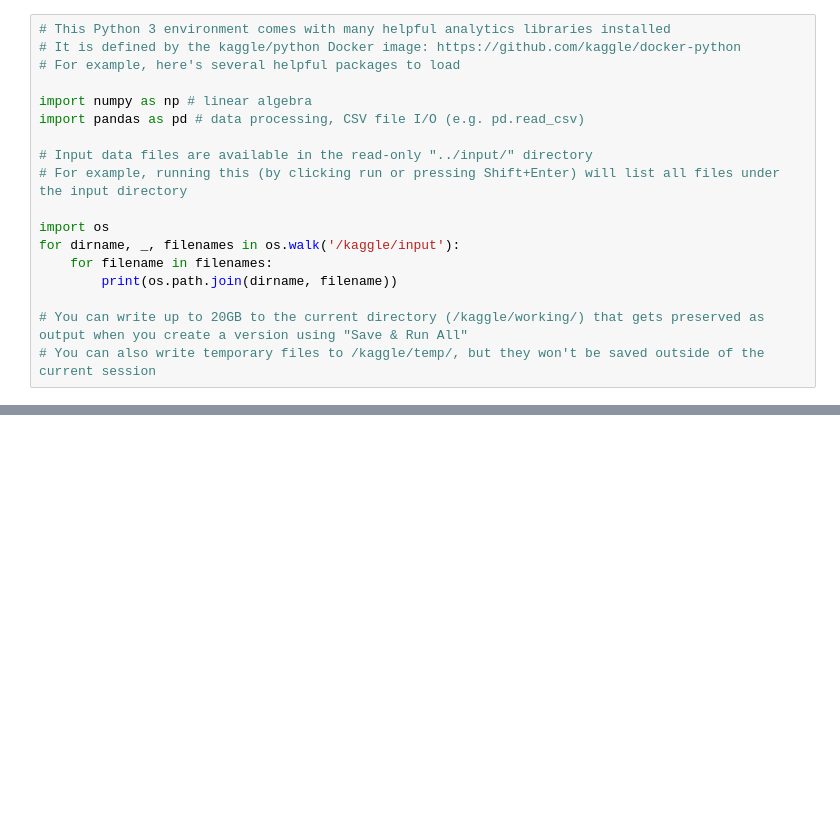
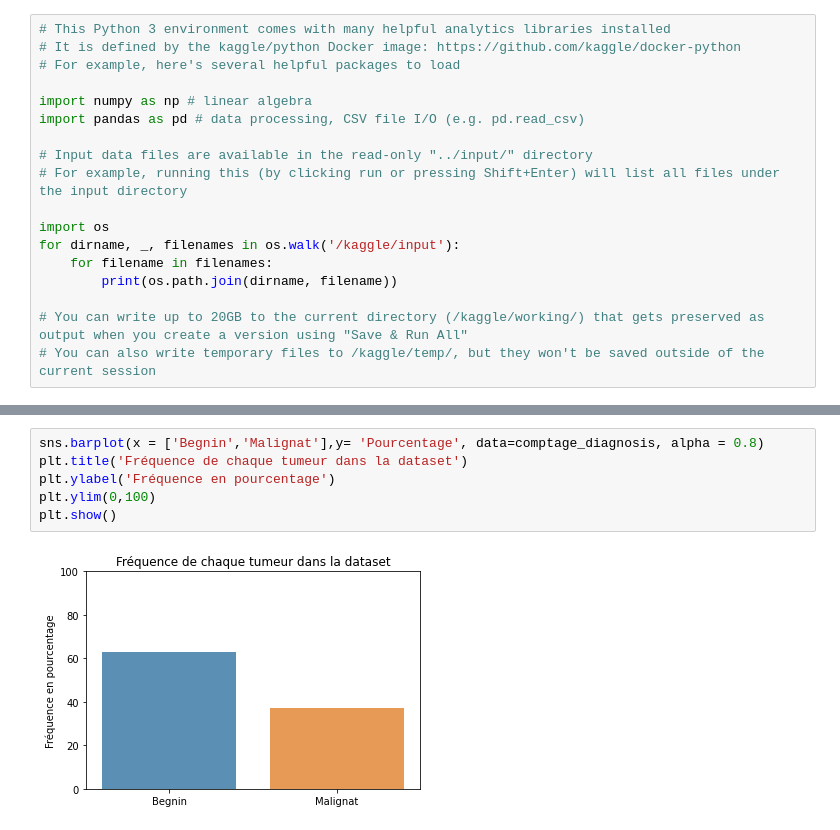
Before and after one commit to mnfaoui/LogisticRegression, a Jupyter notebook: notebook5ff57cc437.ipynb, the cells around one changed output, grey strips where cells are left out. Cells and saved outputs as stored; diff of their text form; blank space fills up the shorter version.

```diff
--- a/notebook5ff57cc437.ipynb
+++ b/notebook5ff57cc437.ipynb
@@ -70,0 +89,8 @@ y = df.drop("id", axis=1)
+# %%
+sns.barplot(x = ['Begnin','Malignat'],y= 'Pourcentage', data=comptage_diagnosis, alpha = 0.8)
+plt.title('Fréquence de chaque tumeur dans la dataset')
+plt.ylabel('Fréquence en pourcentage')
+plt.ylim(0,100)
+plt.show()
+# %% [output]
+[figure, added]
```
Also changed, not shown: parts of 24 cells of this notebook.
